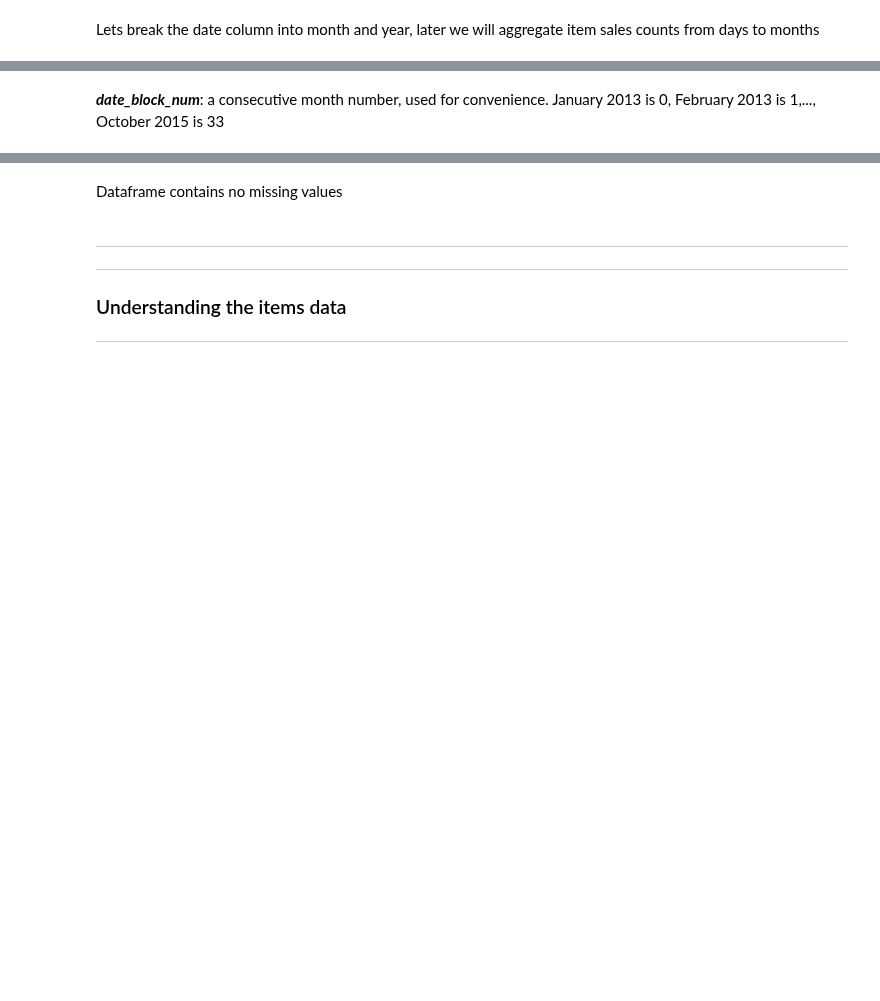
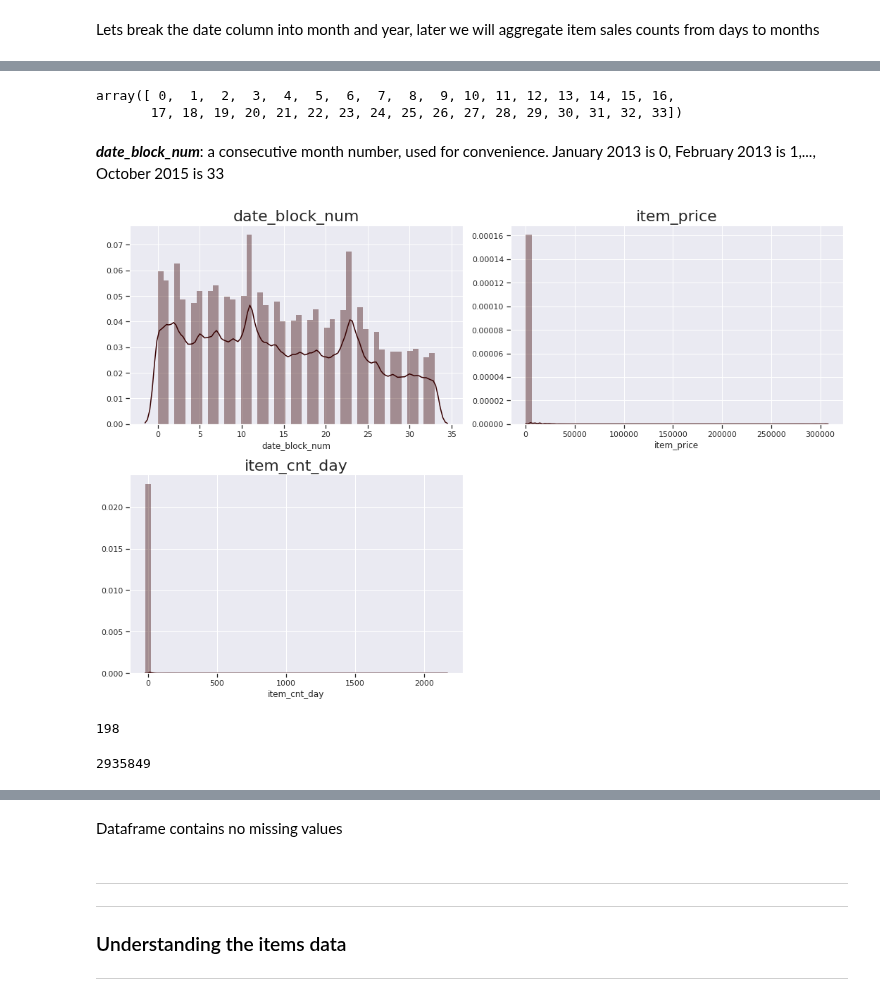
Before and after one commit to the-chiefdom/Predict_Future_Sales, a Jupyter notebook: Wrangling_Exploratory.ipynb, the cells around one changed output, grey strips where cells are left out. Saved outputs shown, nothing was run; the diff lists cells and outputs as text; code cells hidden in the pictures; blank space fills up the shorter version.

```diff
--- a/Wrangling_Exploratory.ipynb
+++ b/Wrangling_Exploratory.ipynb
@@ -67,21 +109,30 @@ Lets break the date column into month and year, later we will aggregate item sal
 # %%
-# sales_train['date_block_num'].unique()
+train_df['date_block_num'].unique()
+# %% [output]
+array([ 0,  1,  2,  3,  4,  5,  6,  7,  8,  9, 10, 11, 12, 13, 14, 15, 16,
+       17, 18, 19, 20, 21, 22, 23, 24, 25, 26, 27, 28, 29, 30, 31, 32, 33])
 # %% [markdown]
 ***date_block_num***: a consecutive month number, used for convenience. January 2013 is 0, February 2013 is 1,..., October 2015 is 33
 # %%
-# fig, axes = plt.subplots(nrows=2, ncols=2, figsize=(15, 10))
+fig, axes = plt.subplots(nrows=2, ncols=2, figsize=(15, 10))
 
-# sns.distplot(sales_train['date_block_num'], ax=axes[0,0]).set_title('date_block_num', size=22)
+sns.distplot(train_df['date_block_num'], ax=axes[0,0]).set_title('date_block_num', size=22)
 
-# sns.distplot(sales_train['item_price'], ax=axes[0,1]).set_title('item_price', size=22)
+sns.distplot(train_df['item_price'], ax=axes[0,1]).set_title('item_price', size=22)
 
-# sns.distplot(sales_train['item_cnt_day'], ax=axes[1,0]).set_title('item_cnt_day', size=22)
+sns.distplot(train_df['item_cnt_day'], ax=axes[1,0], kde_kws={'bw': 0.1}).set_title('item_cnt_day', size=22)
 
-# axes[1,1].set_visible(False)
+axes[1,1].set_visible(False)
 
-# plt.tight_layout()
+plt.tight_layout()
+# %% [output]
+[figure, added]
 # %%
-# sales_train['item_cnt_day'].nunique()
+train_df['item_cnt_day'].nunique()
+# %% [output]
+198
 # %%
-# sales_train.index.nunique()
+train_df.index.nunique()
+# %% [output]
+2935849
 # %%
```
Also changed, not shown: parts of 77 cells of this notebook.
